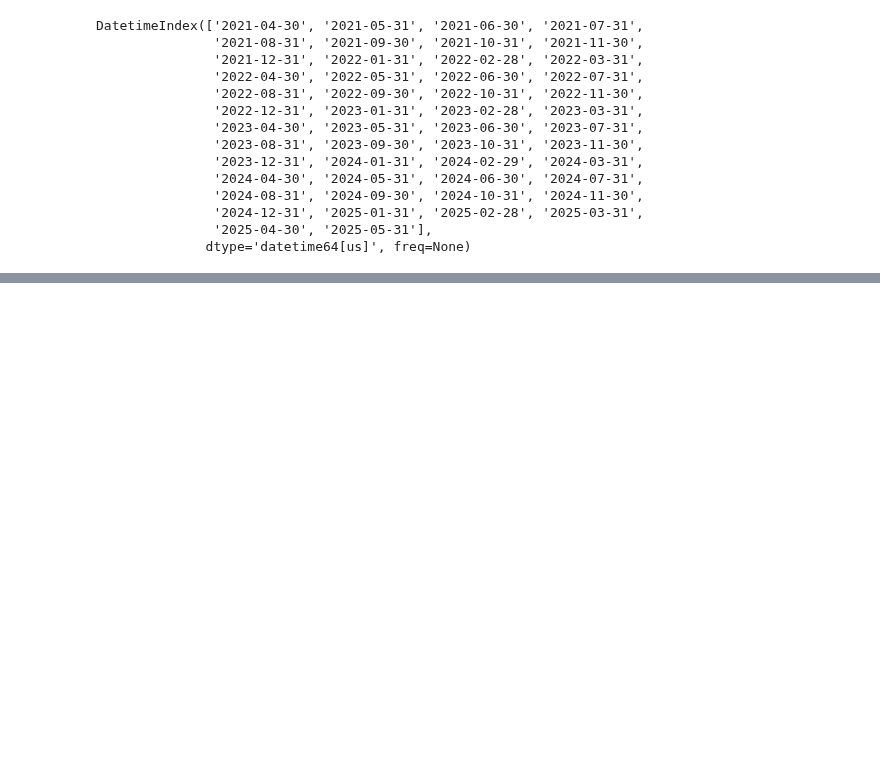
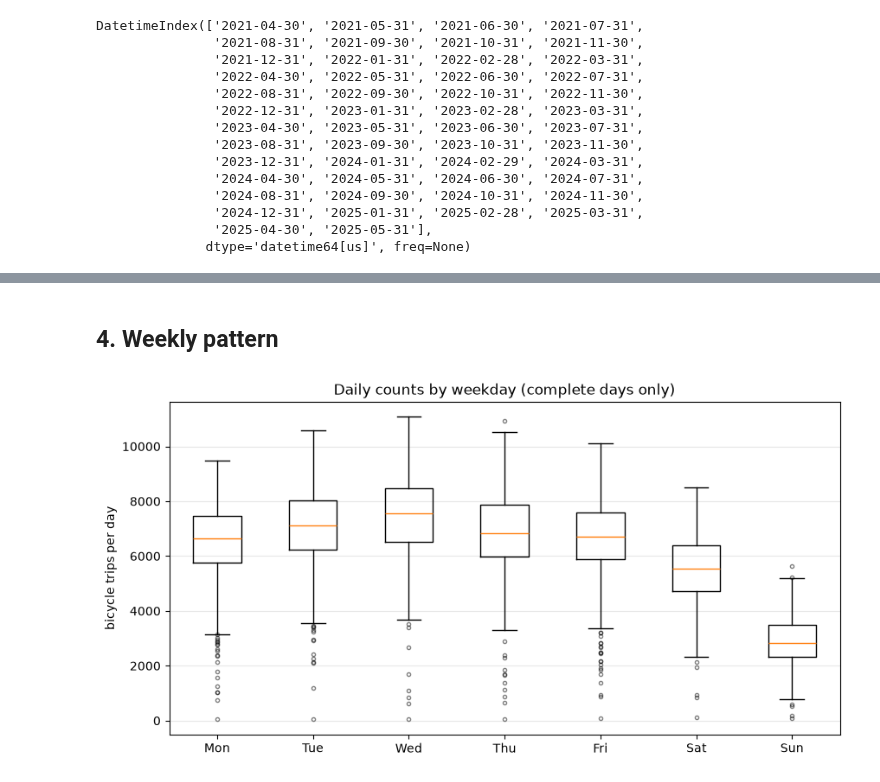
Before and after one commit to annikahackenberg/muenster-cycling-data, a Jupyter notebook: notebooks/01_explorative_analyse.ipynb, the cells around one changed output, grey strips where cells are left out. Drawn from its saved outputs; the diff is of its cells as text; code cells hidden in the pictures; blank space fills up the shorter version.

```diff
--- a/notebooks/01_explorative_analyse.ipynb
+++ b/notebooks/01_explorative_analyse.ipynb
@@ -123,0 +124,23 @@ plt.show()
+# %% [markdown]
+## 4. Weekly pattern
+# %%
+WEEKDAYS = ["Mon", "Tue", "Wed", "Thu", "Fri", "Sat", "Sun"]
+
+complete = daily[daily["complete"]].copy()
+# dayofweek: Monday = 0, ..., Sunday = 6
+complete["weekday"] = complete.index.dayofweek
+
+fig, ax = plt.subplots(figsize=(10, 5))
+# One box per weekday: the box spans the middle 50 % of days, the line is the median,
+# dots beyond the whiskers are unusual days (holidays, snow, ...)
+ax.boxplot(
+    [complete.loc[complete["weekday"] == d, "count"] for d in range(7)],
+    tick_labels=WEEKDAYS,
+    flierprops={"markersize": 3, "alpha": 0.5},
+)
+ax.set_ylabel("bicycle trips per day")
+ax.set_title("Daily counts by weekday (complete days only)")
+ax.grid(axis="y", alpha=0.3)
+plt.show()
+# %% [output]
+[figure, added]
```
Also changed, not shown: parts of 30 cells of this notebook, 1 other file.
